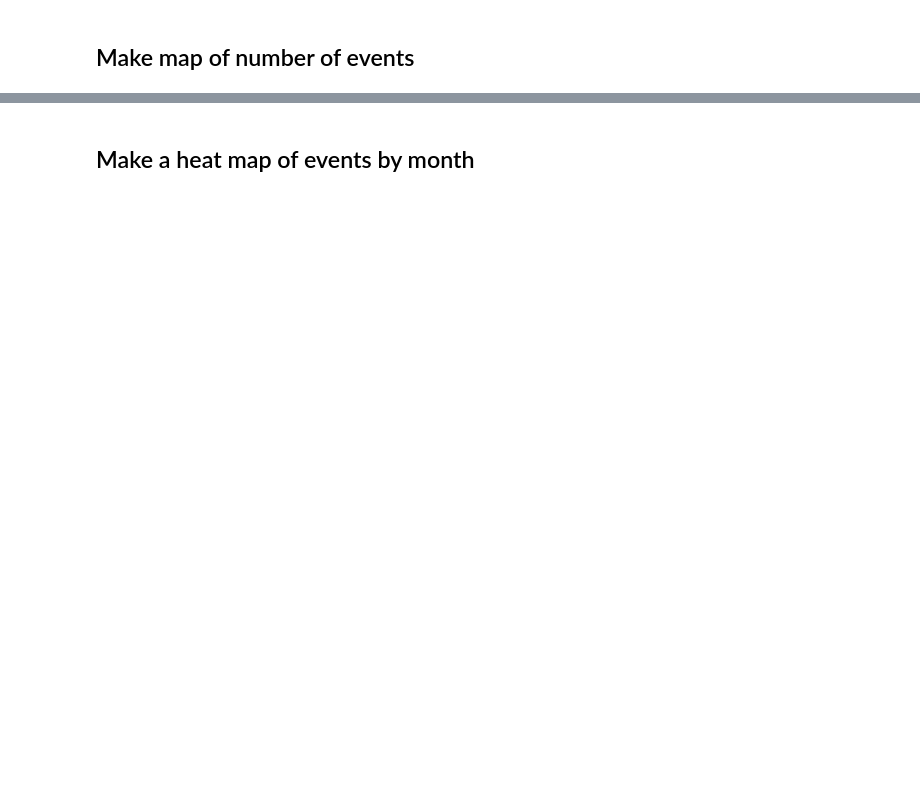
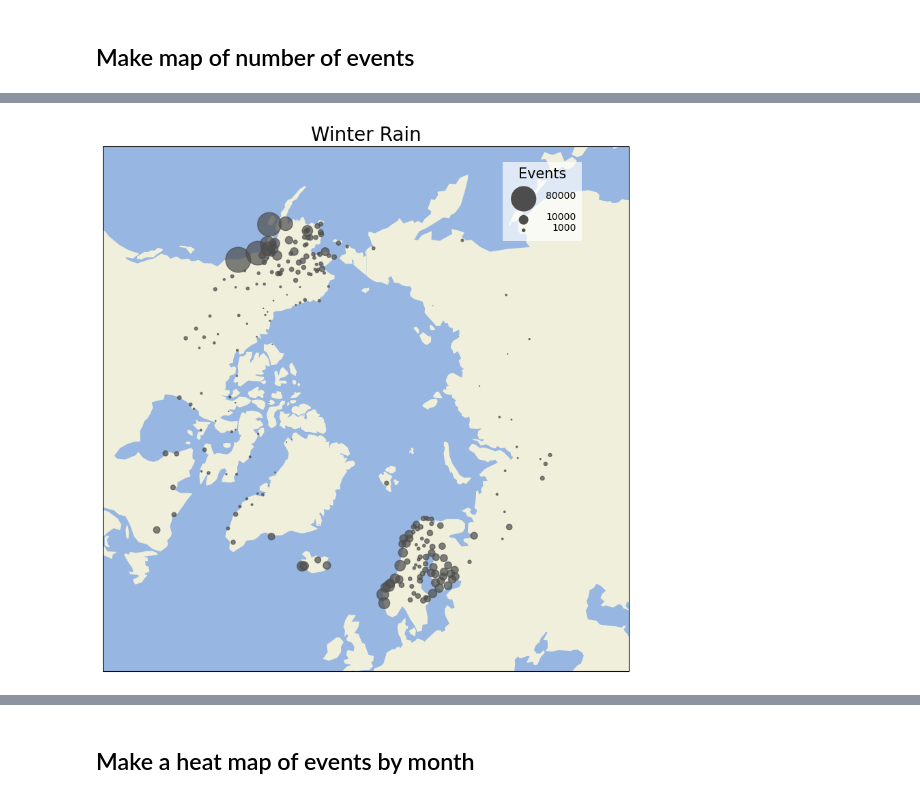
Before and after one commit to andypbarrett/rain_on_snow_database, a Jupyter notebook: notebooks/database_analysis.ipynb, the cells around one changed output, grey strips where cells are left out. Cells and saved outputs as stored; diff of their text form; code cells hidden in the pictures; blank space fills up the shorter version.

```diff
--- a/notebooks/database_analysis.ipynb
+++ b/notebooks/database_analysis.ipynb
@@ -102,0 +154,7 @@ fig.savefig('total_events_map.png')
+# %%
+event_type = "ROS"
+fig = plt.figure(figsize=(10,10))
+ax = plot_event_counts(total_events, event_type, )
+fig.savefig("aross.database.winter_ros_event_map.png")
+# %% [output]
+[figure, added]
```
Also changed, not shown: parts of 47 cells of this notebook.
